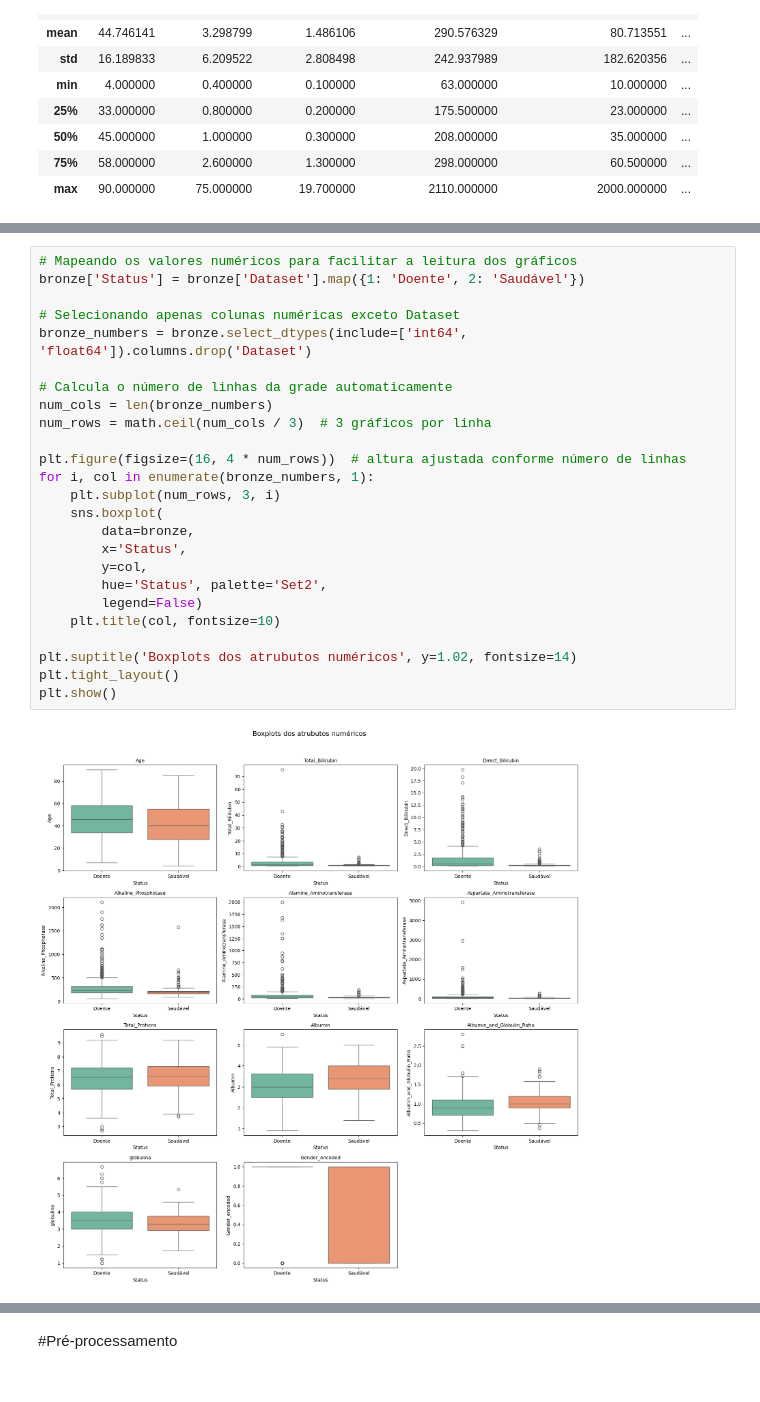
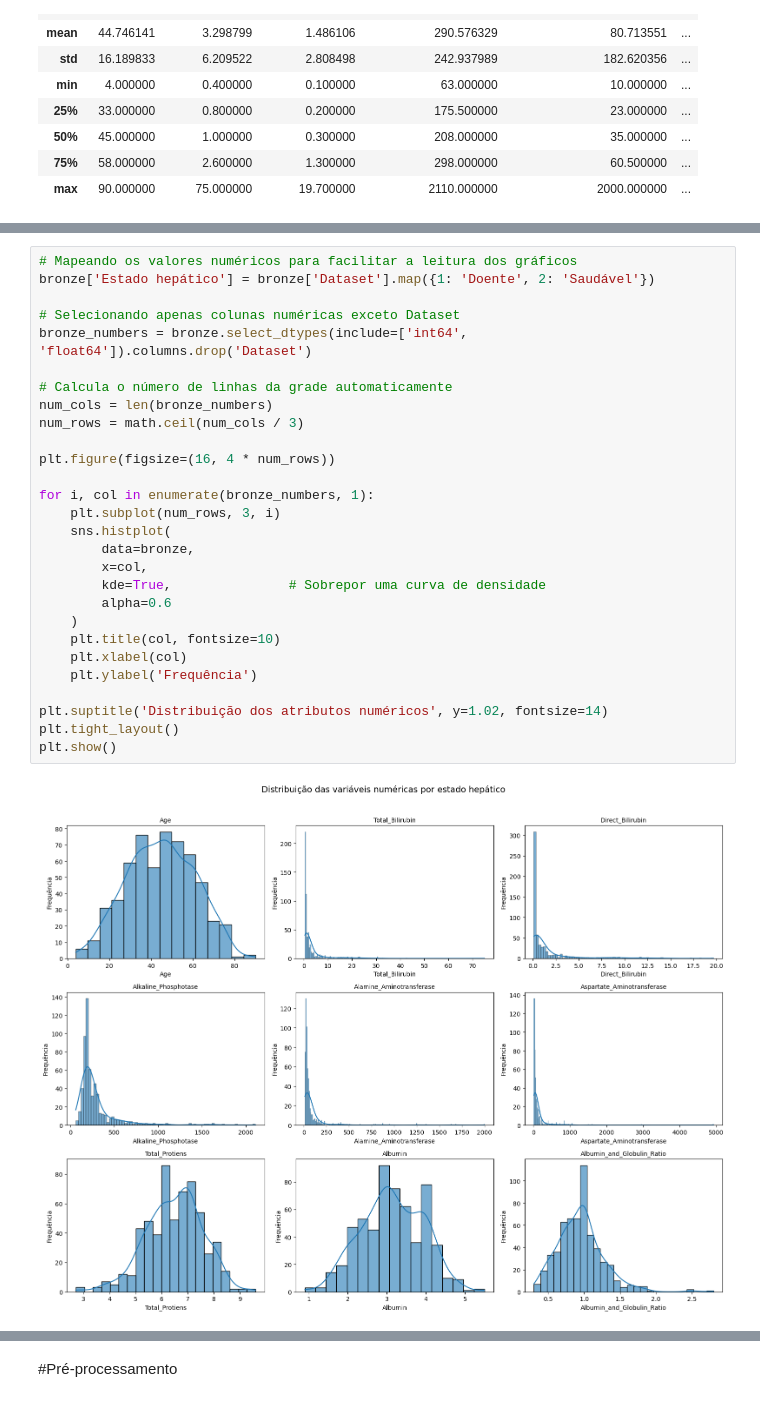
Before and after one commit to paulaRMachado/PUC-RIO-DTSC-MVP2, a Jupyter notebook: PUC_MVP_2.ipynb, the cells around one changed output, grey strips where cells are left out. Cells and saved outputs as stored; diff of their text form.

```diff
--- a/PUC_MVP_2.ipynb
+++ b/PUC_MVP_2.ipynb
@@ -151,27 +151,30 @@ Algumas variáveis têm uma distribuição assimétrica, pois a mediana (50%) é
 # %%
 # Mapeando os valores numéricos para facilitar a leitura dos gráficos
-bronze['Status'] = bronze['Dataset'].map({1: 'Doente', 2: 'Saudável'})
+bronze['Estado hepático'] = bronze['Dataset'].map({1: 'Doente', 2: 'Saudável'})
 
 # Selecionando apenas colunas numéricas exceto Dataset
 bronze_numbers = bronze.select_dtypes(include=['int64', 'float64']).columns.drop('Dataset')
 
 # Calcula o número de linhas da grade automaticamente
 num_cols = len(bronze_numbers)
-num_rows = math.ceil(num_cols / 3)  # 3 gráficos por linha
+num_rows = math.ceil(num_cols / 3)
 
-plt.figure(figsize=(16, 4 * num_rows))  # altura ajustada conforme número de linhas
+plt.figure(figsize=(16, 4 * num_rows))
+
 for i, col in enumerate(bronze_numbers, 1):
     plt.subplot(num_rows, 3, i)
-    sns.boxplot(
+    sns.histplot(
         data=bronze,
-        x='Status',
-        y=col,
-        hue='Status', palette='Set2',
-        legend=False)
+        x=col,
+        kde=True,               # Sobrepor uma curva de densidade
+        alpha=0.6
+    )
     plt.title(col, fontsize=10)
+    plt.xlabel(col)
+    plt.ylabel('Frequência')
 
-plt.suptitle('Boxplots dos atrubutos numéricos', y=1.02, fontsize=14)
+plt.suptitle('Distribuição dos atributos numéricos', y=1.02, fontsize=14)
 plt.tight_layout()
 plt.show()
 # %% [output]
-[figure, old version]
+[figure, new version]
```
Also changed, not shown: parts of 4 cells of this notebook.
